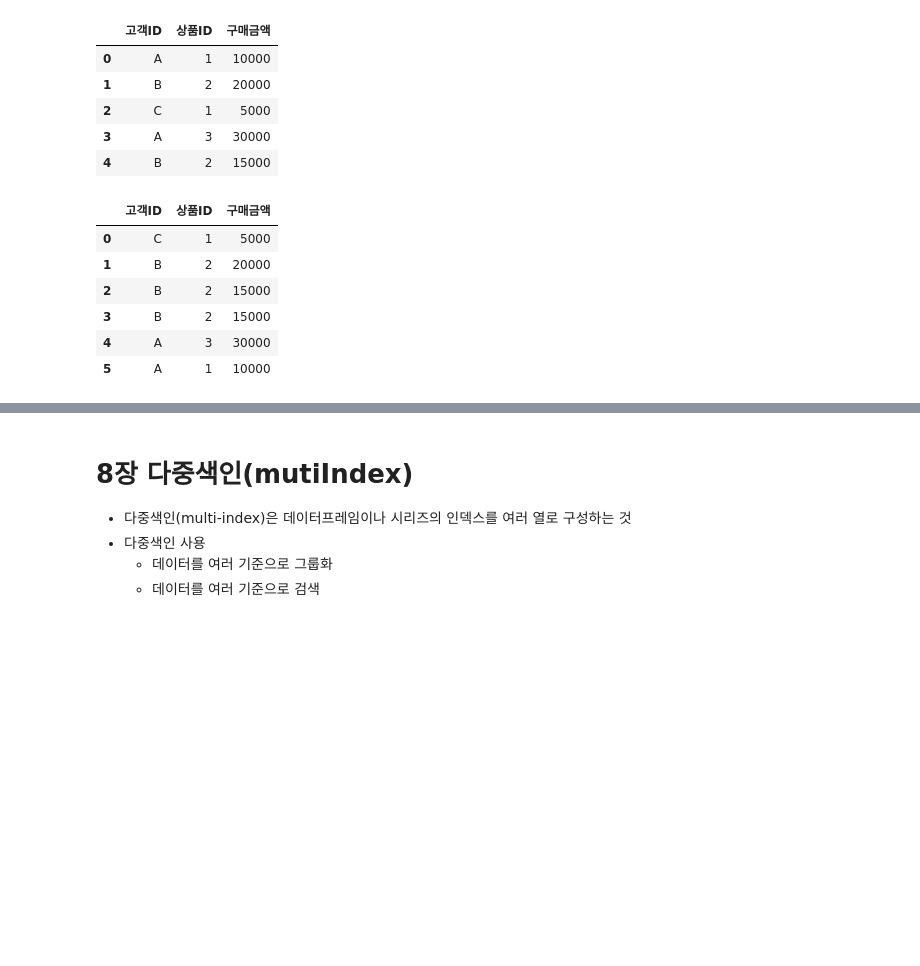
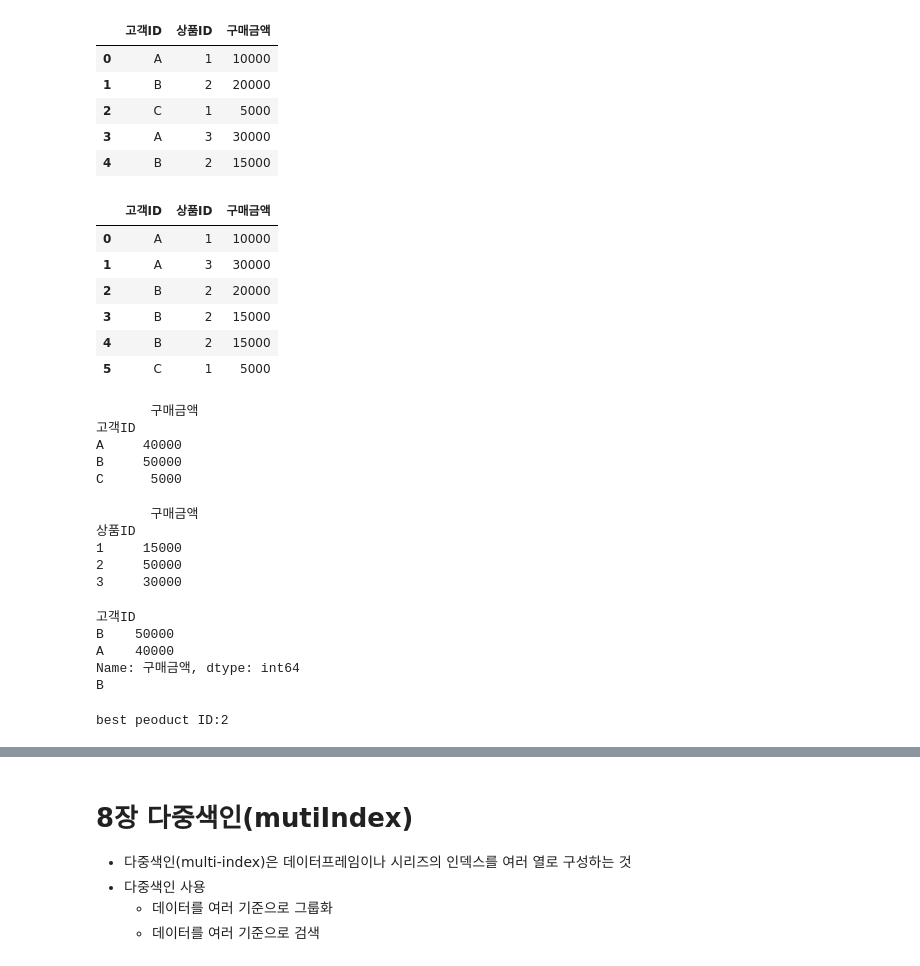
Before and after one commit to kimhonggyeong/python_basic_2, a Jupyter notebook: data_analysis_05_01_class.ipynb, the cells around one changed output, grey strips where cells are left out. Saved outputs shown, nothing was run; the diff lists cells and outputs as text; code cells hidden in the pictures; blank space fills up the shorter version.

```diff
--- a/data_analysis_05_01_class.ipynb
+++ b/data_analysis_05_01_class.ipynb
@@ -171,26 +171,54 @@ df.drop_duplicates(subset = ["고객ID","상품ID","구매금액"], keep = "firs
 # %%
 # 데이터프레임 정렬하기
 # 1) 고객ID 와 상품ID의 값을 기준으로 데이터프레임의 행을 내림차순으로 정렬하기 : sort_values()
-df = df.sort_values(by = ["고객ID","상품ID"], ascending= False)#ascending <- 오름내림차순 정령
+df = df.sort_values(by = ["고객ID"], ascending= True)#ascending <- 오름내림차순 정령
 df
 
 # 2) 데이터프레임의 기존의 인덱스을 변경 또는 재설정하기
 df = df.reset_index(drop = True)
 df
 # %% [output]
 |  | 고객ID | 상품ID | 구매금액 |
-| 0 | C | 1 | 5000 |
-| 1 | B | 2 | 20000 |
-| 2 | B | 2 | 15000 |
+| 0 | A | 1 | 10000 |
+| 1 | A | 3 | 30000 |
+| 2 | B | 2 | 20000 |
 | 3 | B | 2 | 15000 |
-| 4 | A | 3 | 30000 |
-| 5 | A | 1 | 10000 |
+| 4 | B | 2 | 15000 |
+| 5 | C | 1 | 5000 |
 # %%
 # 데이터분석하기
 # 1) 고객별 구매 금액 합계를 계산하기
+result = df.groupby(['고객ID'])[['구매금액']].sum()
+print(result)
+# %% [output]
+       구매금액
+고객ID
+A     40000
+B     50000
+C      5000
 # %%
 # 2) 상품별 구매 금액 합계를 계산하기
+result = df.groupby(['상품ID'])[['구매금액']].sum()
+print(result)
+# %% [output]
+       구매금액
+상품ID
+1     15000
+2     50000
+3     30000
 # %%
 # 3) 상위 최우수 고객 2명 필터링하기
+result = df.groupby(['상품ID'])[['구매금액']].sum()
+print(result)
+# %% [output]
+고객ID
+B    50000
+A    40000
+Name: 구매금액, dtype: int64
+B
 # %%
 # 4) 고객에서 가장 인기있는 상품 찾기
+result = df['상품ID'].value_counts()
+print(f"best peoduct ID: {result.idxmax()}")
+# %% [output]
+best peoduct ID:2
```
Also changed, not shown: parts of 19 cells of this notebook, 3 other files.
